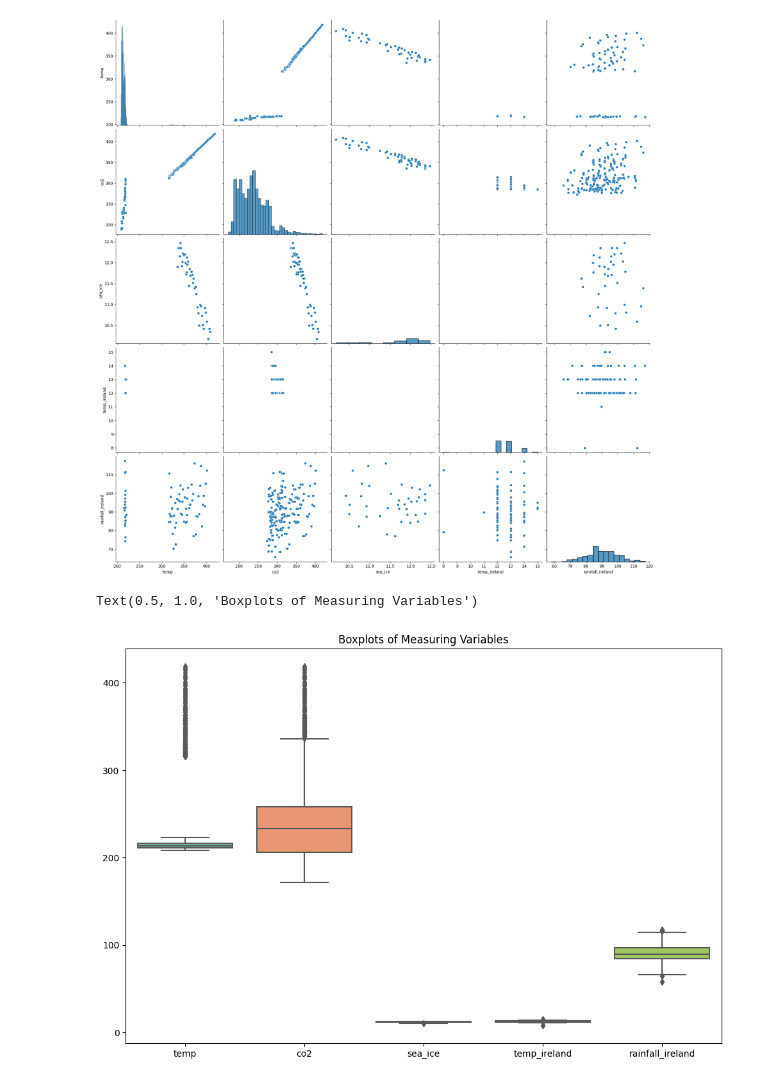
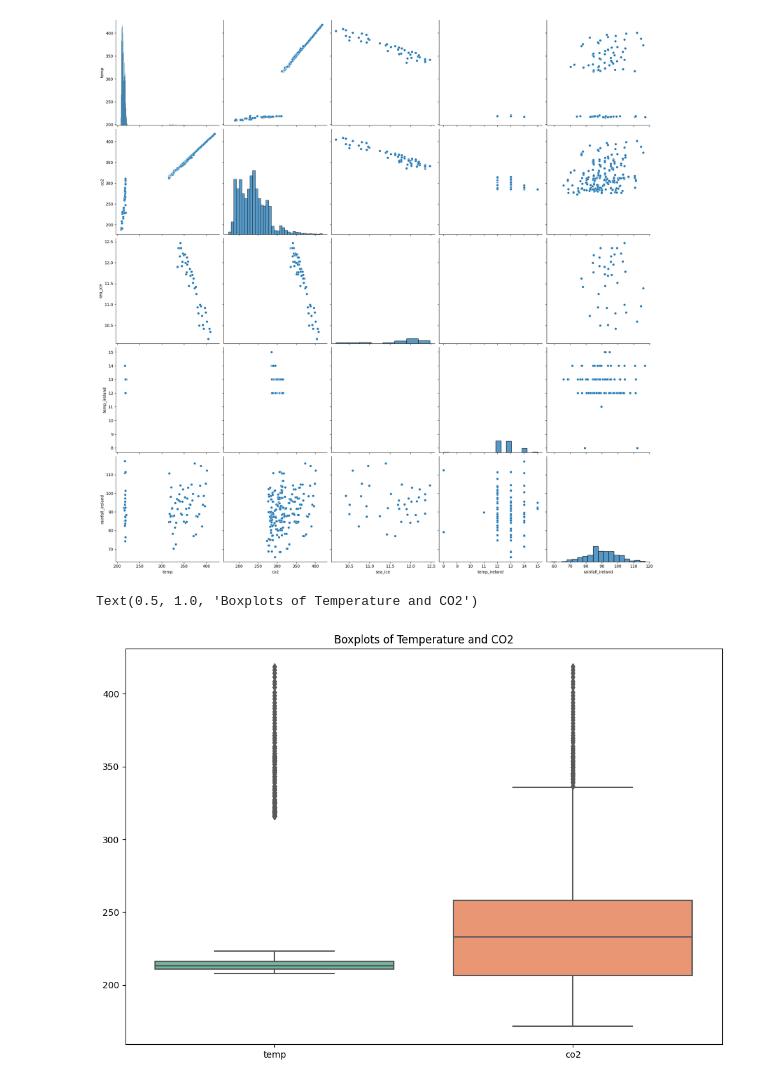
Before and after one commit to rachel-king4/PfDA_Assignment_2, a Jupyter notebook: pfda_assignment_2.ipynb, the cells around one changed output. Cells and saved outputs as stored; diff of their text form; code cells hidden in the pictures.

```diff
--- a/pfda_assignment_2.ipynb
+++ b/pfda_assignment_2.ipynb
@@ -521,10 +523,11 @@ sns.pairplot(combined_2, height=4, palette=['blue', 'purple', 'blueviolet'])
 # %%
 # plotting a boxplot of temperature and CO2
 
 fig, ax = plt.subplots(figsize=(12,8))
-ax = sns.boxplot(data=combined_2, orient="v", palette="Set2")  # to create a boxplot using seaborn of the variables age and training hours, categorised by sex
-ax.set_title("Boxplots of Measuring Variables")
+df2 = combined_data[['temp', 'co2']]
+ax = sns.boxplot(data=df2, orient="v", palette="Set2")  # to create a boxplot using seaborn
+ax.set_title("Boxplots of Temperature and CO2")
 # https://stackoverflow.com/questions/66833728/boxplots-with-seaborn-for-all-variables-in-a-dataset-at-once
 # %% [output]
-Text(0.5, 1.0, 'Boxplots of Measuring Variables')
+Text(0.5, 1.0, 'Boxplots of Temperature and CO2')
-[figure, old version]
+[figure, new version]
```
Also changed, not shown: parts of 7 cells of this notebook, 3 other files.
